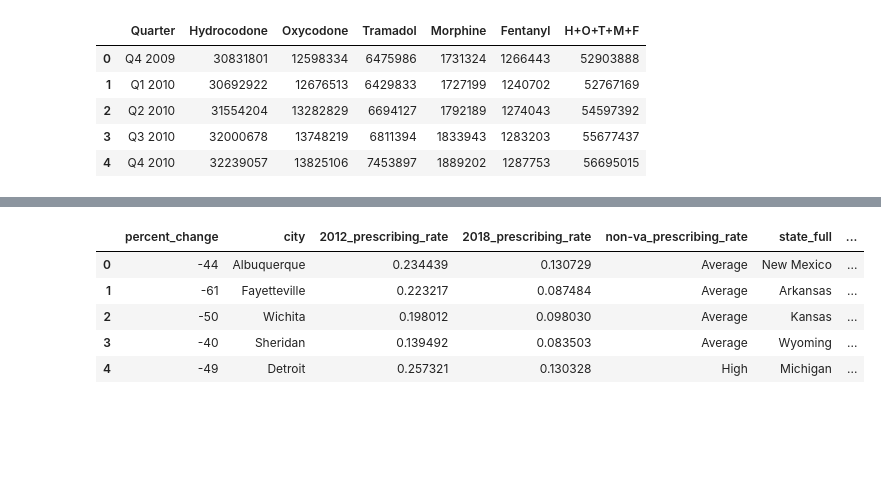
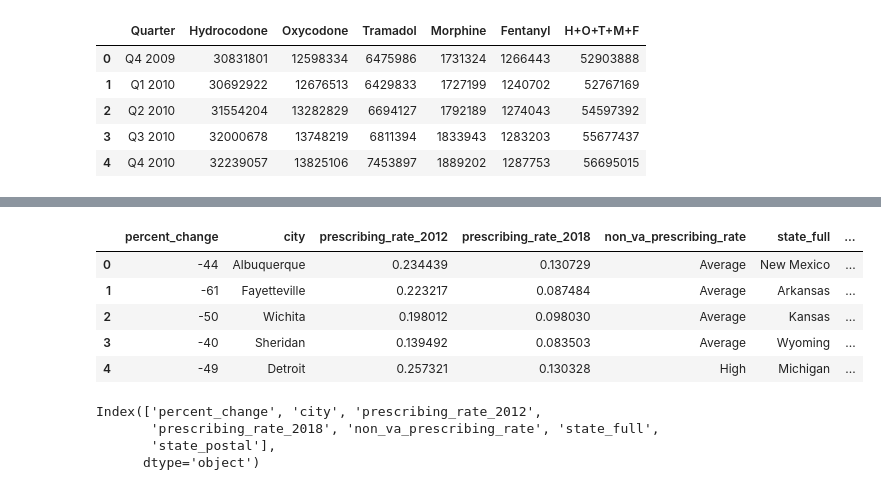
Before and after one commit to Chahnaz-Kbaisi/ETL-Project, a Jupyter notebook: Part_1/Opioid_Pres.ipynb, the cells around one changed output, grey strips where cells are left out. Drawn from its saved outputs; the diff is of its cells as text; code cells hidden in the pictures; blank space fills up the shorter version.

Commit message:
added second part and renamed column

```diff
--- a/Part_1/Opioid_Pres.ipynb
+++ b/Part_1/Opioid_Pres.ipynb
@@ -123,9 +123,9 @@ Prescription_Retail_subset.head()
 # Renaming the subset dataframe columns Table 1:
 Prescription_rate_va = Prescription_VA_subset.rename(columns={
     'Percent Change (integer)': 'percent_change',
-    '2012 Prescribing Rate': '2012_prescribing_rate',
-    '2018 Prescribing Rate':'2018_prescribing_rate',
-    'Non-VA Prescribing Rate (Regional Use)': 'non-va_prescribing_rate'
+    '2012 Prescribing Rate': 'prescribing_rate_2012',
+    '2018 Prescribing Rate':'prescribing_rate_2018',
+    'Non-VA Prescribing Rate (Regional Use)': 'non_va_prescribing_rate'
 
 })
 Prescription_rate_va.head()
@@ -182,12 +182,19 @@ h+o+t+m+f       int64
 dtype: object
 # %%
 # load data into postgress Table 1
-new_Prescription_rate_va = Prescription_rate_va[['percent_change', 'city', '2012_prescribing_rate', '2018_prescribing_rate', 'non-va_prescribing_rate', 'state_full', 'state_postal']].copy()
+new_Prescription_rate_va = Prescription_rate_va[['percent_change', 'city', 'prescribing_rate_2012', 'prescribing_rate_2018', 'non_va_prescribing_rate', 'state_full', 'state_postal']].copy()
 new_Prescription_rate_va.head()
 # %% [output]
-|  | percent_change | city | 2012_prescribing_rate | 2018_prescribing_rate | non-va_prescribing_rate | state_full | ... |
+|  | percent_change | city | prescribing_rate_2012 | prescribing_rate_2018 | non_va_prescribing_rate | state_full | ... |
 | 0 | -44 | Albuquerque | 0.234439 | 0.130729 | Average | New Mexico | ... |
 | 1 | -61 | Fayetteville | 0.223217 | 0.087484 | Average | Arkansas | ... |
 | 2 | -50 | Wichita | 0.198012 | 0.098030 | Average | Kansas | ... |
 | 3 | -40 | Sheridan | 0.139492 | 0.083503 | Average | Wyoming | ... |
 | 4 | -49 | Detroit | 0.257321 | 0.130328 | High | Michigan | ... |
+# %%
+new_Prescription_rate_va.columns
+# %% [output]
+Index(['percent_change', 'city', 'prescribing_rate_2012',
+       'prescribing_rate_2018', 'non_va_prescribing_rate', 'state_full',
+       'state_postal'],
+      dtype='object')
```
Also changed, not shown: parts of 18 cells of this notebook, 2 other files.
